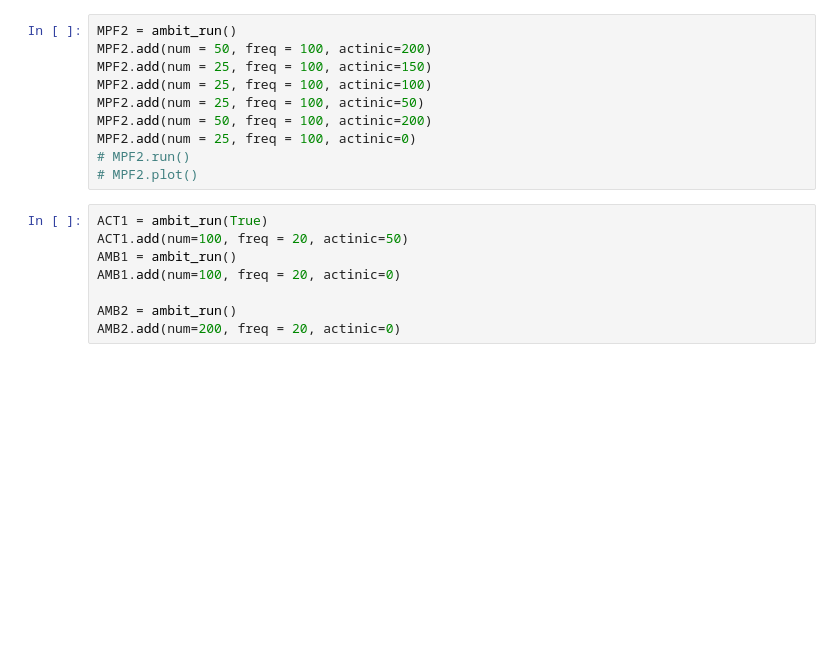
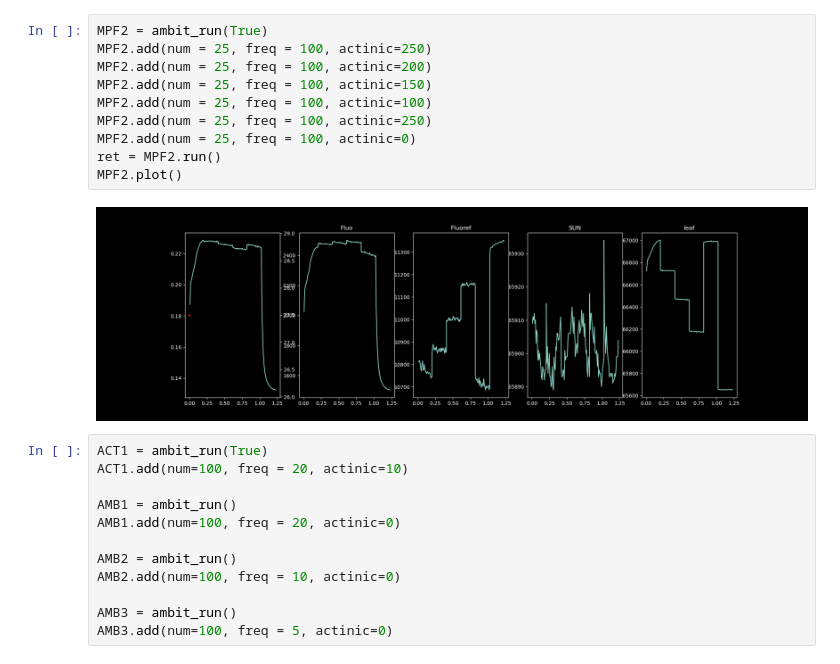
Before and after one commit to Jan-IngenHousz-Institute/ambit, a Jupyter notebook: traces_loads.ipynb, the cells around one changed output. Saved outputs shown, nothing was run; the diff lists cells and outputs as text; blank space fills up the shorter version.

```diff
--- a/traces_loads.ipynb
+++ b/traces_loads.ipynb
@@ -137,19 +132,25 @@ MPF1.add(num = 50, freq = 10, actinic=0)
 # %%
-MPF2 = ambit_run()
-MPF2.add(num = 50, freq = 100, actinic=200)
+MPF2 = ambit_run(True)
+MPF2.add(num = 25, freq = 100, actinic=250)
+MPF2.add(num = 25, freq = 100, actinic=200)
 MPF2.add(num = 25, freq = 100, actinic=150)
 MPF2.add(num = 25, freq = 100, actinic=100)
-MPF2.add(num = 25, freq = 100, actinic=50)
-MPF2.add(num = 50, freq = 100, actinic=200)
+MPF2.add(num = 25, freq = 100, actinic=250)
 MPF2.add(num = 25, freq = 100, actinic=0)
-# MPF2.run()
-# MPF2.plot()
+ret = MPF2.run()
+MPF2.plot()
+# %% [output]
+[figure, added]
 # %%
 ACT1 = ambit_run(True)
-ACT1.add(num=100, freq = 20, actinic=50)
+ACT1.add(num=100, freq = 20, actinic=10)
+
 AMB1 = ambit_run()
 AMB1.add(num=100, freq = 20, actinic=0)
 
 AMB2 = ambit_run()
-AMB2.add(num=200, freq = 20, actinic=0)
+AMB2.add(num=100, freq = 10, actinic=0)
+
+AMB3 = ambit_run()
+AMB3.add(num=100, freq = 5, actinic=0)
 # %%
```
Also changed, not shown: parts of 10 cells of this notebook.
